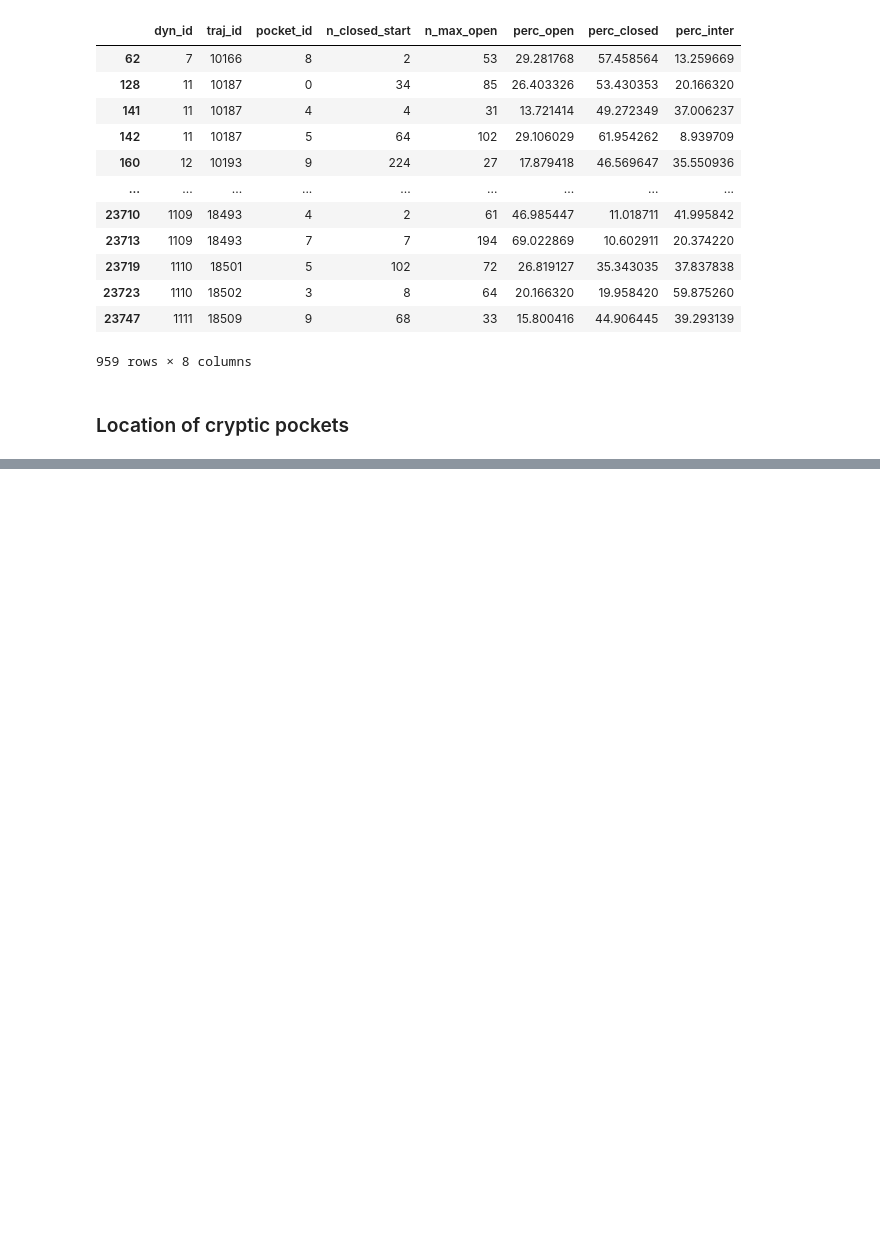
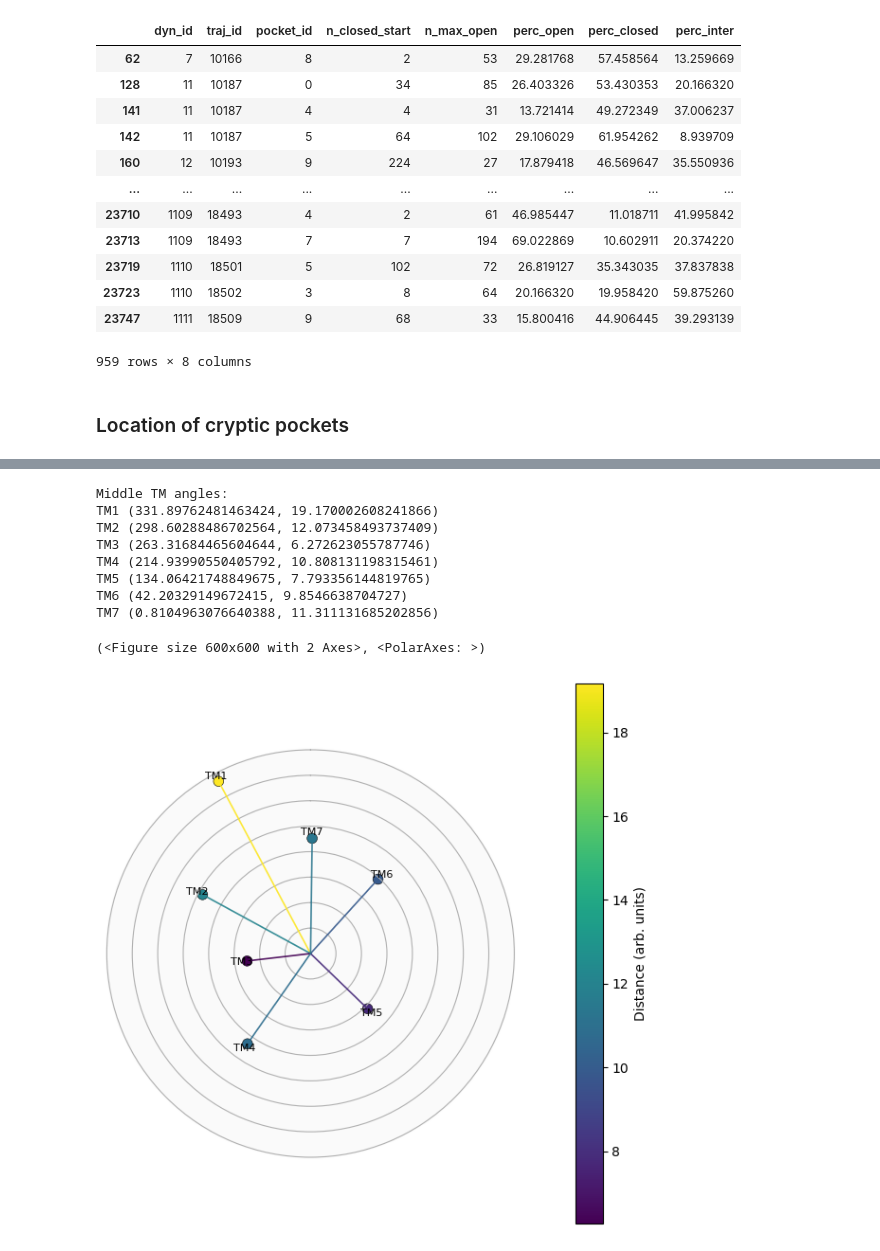
Before and after one commit to alexpergar-phd/pocket_project, a Jupyter notebook: 02_cryptic_pocket_detection/cryptic_analysis.ipynb, the cells around one changed output, grey strips where cells are left out. Drawn from its saved outputs; the diff is of its cells as text; code cells hidden in the pictures; blank space fills up the shorter version.

```diff
--- a/02_cryptic_pocket_detection/cryptic_analysis.ipynb
+++ b/02_cryptic_pocket_detection/cryptic_analysis.ipynb
@@ -199,0 +385,50 @@ plt.savefig(os.path.join(figures_dir, f"cryptic_pocket_dist_{vertical_position}.
+# %%
+# Middle transmembrane (atoms at height 0 A)
+print("Middle TM angles:")
+
+## TM1: ATOM    118  N   LEU A  45      -9.034  16.912   0.350  1.00 78.66           N
+print("TM1", coord_to_angle(-9.03, 16.91))
+
+## TM2: ATOM    394  N   VAL A  81     -10.597   5.775  -1.426  1.00 66.65           N
+print("TM2", coord_to_angle(-10.60, 5.78))
+
+## TM3: ATOM    676  N   CYS A 116      -6.230  -0.732   1.710  1.00 72.44           N
+print("TM3", coord_to_angle(-6.23, -0.73))
+
+## TM4: ATOM   1034  N   SER A 161      -6.192  -8.860  -0.979  1.00 76.74           N
+print("TM4", coord_to_angle(-6.19, -8.86))
+
+## TM5: ATOM   1408  C   PHE A 208       5.600  -5.415   0.310  1.00 78.35           C
+print("TM5", coord_to_angle(5.60, -5.42))
+
+## TM6: ATOM   1780  CA  CYS A 285       6.619   7.295  -0.036  1.00 76.99           C
+print("TM6", coord_to_angle(6.62, 7.30))
+
+## TM7: ATOM   2060  C   VAL A 317       0.164  11.313  -0.422  1.00 72.64           C
+print("TM7", coord_to_angle(0.16, 11.31))
+
+angles = []
+distances = []
+labels = ["TM1", "TM2", "TM3", "TM4", "TM5", "TM6", "TM7"]
+for angle, distance in [coord_to_angle(-9.03, 16.91),
+                        coord_to_angle(-10.60, 5.78),
+                        coord_to_angle(-6.23, -0.73),
+                        coord_to_angle(-6.19, -8.86),
+                        coord_to_angle(5.60, -5.42),
+                        coord_to_angle(6.62, 7.30),
+                        coord_to_angle(0.16, 11.31)]:
+    angles.append(angle)
+    distances.append(distance)
+
+plot_angular_points(angles, distances, labels=labels)
+# %% [output]
+Middle TM angles:
+TM1 (331.89762481463424, 19.170002608241866)
+TM2 (298.60288486702564, 12.073458493737409)
+TM3 (263.31684465604644, 6.272623055787746)
+TM4 (214.93990550405792, 10.808131198315461)
+TM5 (134.06421748849675, 7.793356144819765)
+TM6 (42.20329149672415, 9.8546638704727)
+TM7 (0.8104963076640388, 11.311131685202856)
+(<Figure size 600x600 with 2 Axes>, <PolarAxes: >)
+[figure, added]
```
Also changed, not shown: parts of 16 cells of this notebook, 6 other files.
